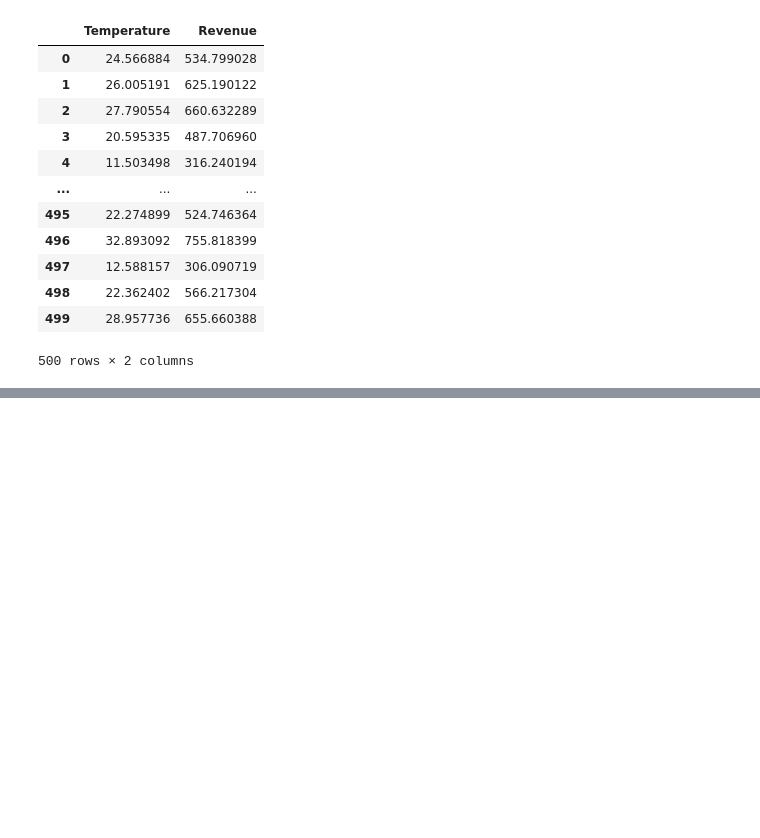
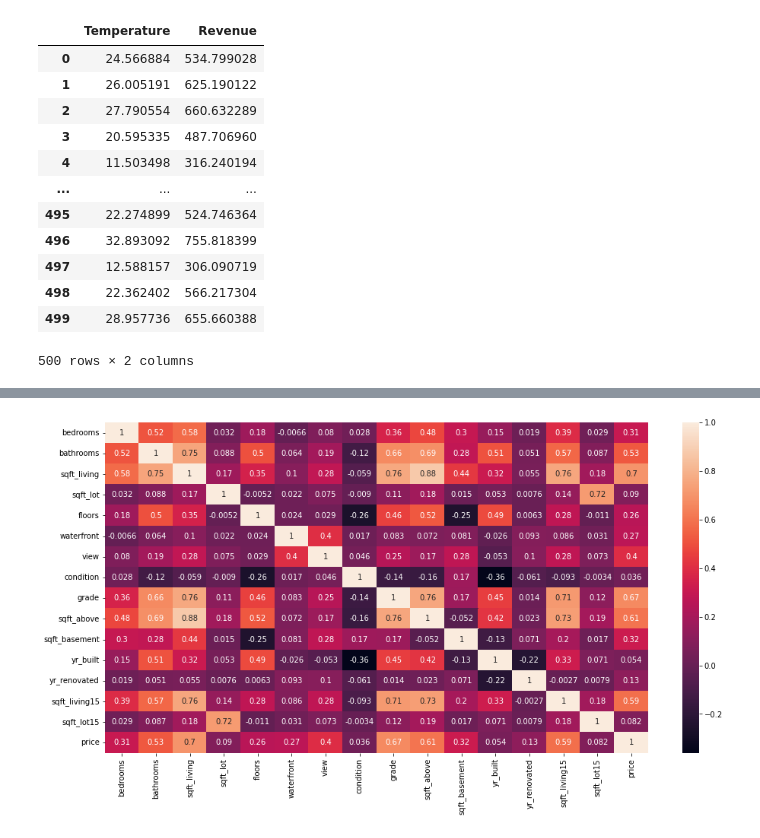
Before and after one commit to MpRonald/Deep-Learning, a Jupyter notebook: Builting_First_Perceptron.ipynb, the cells around one changed output, grey strips where cells are left out. Saved outputs shown, nothing was run; the diff lists cells and outputs as text; code cells hidden in the pictures; blank space fills up the shorter version.

```diff
--- a/Builting_First_Perceptron.ipynb
+++ b/Builting_First_Perceptron.ipynb
@@ -206,0 +347,6 @@ WARNING:tensorflow:5 out of the last 15 calls to <function Model.make_predict_fu
+# %%
+dataset = house[['bedrooms', 'bathrooms', 'sqft_living',
+       'sqft_lot', 'floors', 'waterfront', 'view', 'condition', 'grade',
+       'sqft_above', 'sqft_basement', 'yr_built', 'yr_renovated',
+       'sqft_living15', 'sqft_lot15', 'price']]
+dataset.head()
@@ -206,0 +360,5 @@ WARNING:tensorflow:5 out of the last 15 calls to <function Model.make_predict_fu
+# %%
+plt.figure(figsize=(16,8))
+sns.heatmap(dataset.corr(), annot=True);
+# %% [output]
+[figure, added]
```
Also changed, not shown: parts of 39 cells of this notebook.
